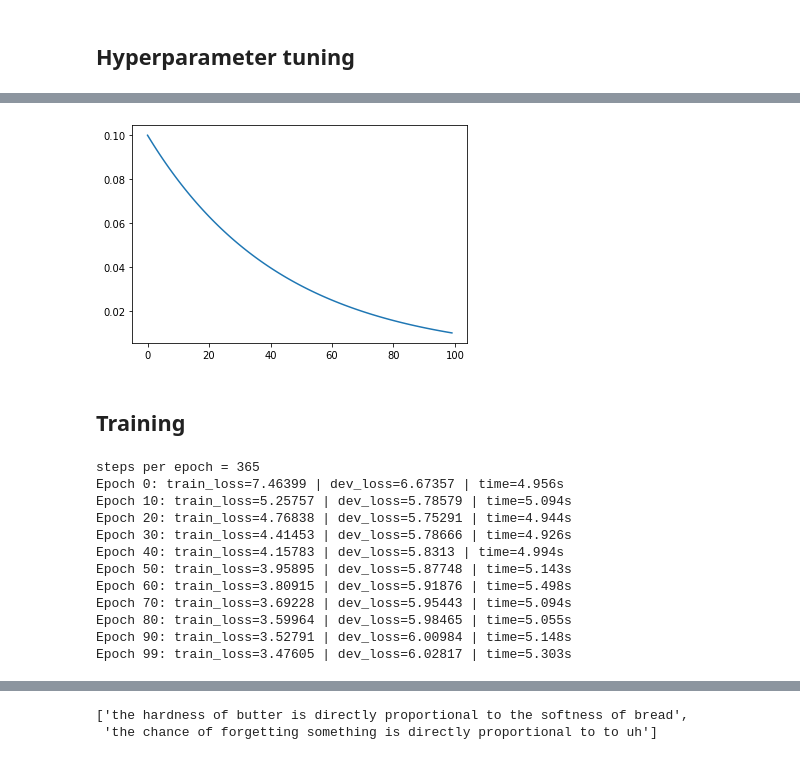
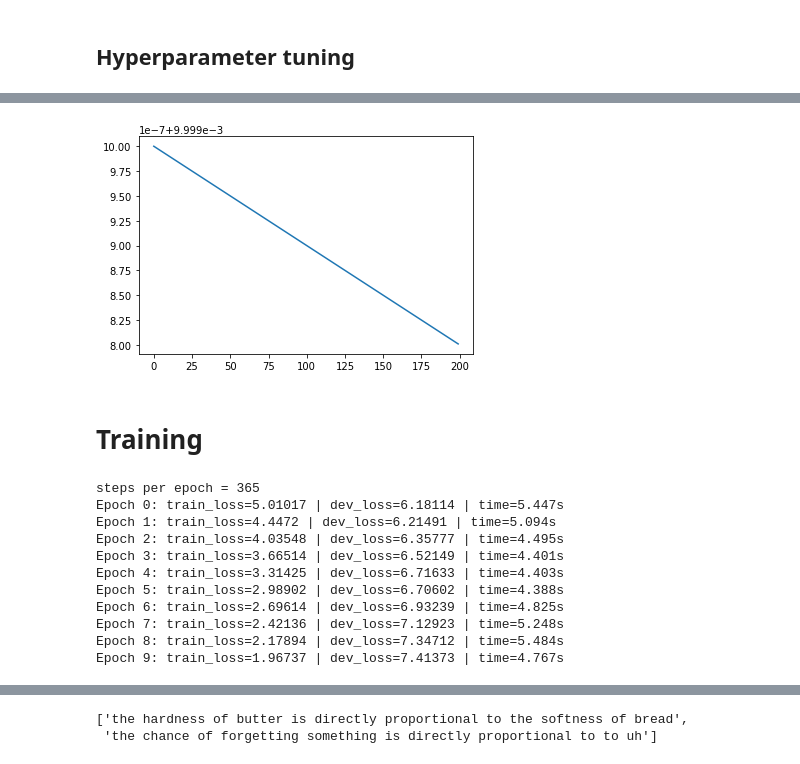
Before and after one commit to hans-elliott99/python-ml, a Jupyter notebook: makemore/jokes/mlp_jokes.ipynb, the cells around one changed output, grey strips where cells are left out. Cells and saved outputs as stored; diff of their text form; code cells hidden in the pictures.

```diff
--- a/makemore/jokes/mlp_jokes.ipynb
+++ b/makemore/jokes/mlp_jokes.ipynb
@@ -270,20 +270,28 @@ plt.show()
-# %%
-# LR schedule
-lr = 0.1
-decay = 0.1
-epochs = 100
-lr_decay = []
-for ep in range(epochs):
-    lr_new = lr * decay ** (ep / epochs)
-    lr_decay.append(lr_new)
-
-
-plt.plot(lr_decay)
-plt.show()
-# %% [output]
-[figure, removed]
+# %%
+# LR schedule
+"""
+For training the neural networks, the initial learning rate was set to εo = 10e-3 (after a few trials
+with a tiny data set), and gradually decreased according to the following schedule: εt = εo / 1+rt where t
+represents the number of parameter updates done and r is a decrease factor that was heuristically
+chosen to be r = 10e-8.
+ - Bengio 1147
+"""
+lr = 10e-3
+decay = 10e-8
+epochs = 200
+lr_decay = []
+for ep in range(epochs):
+    #lr_new = lr * decay ** (ep / epochs) ##exponential decay
+    lr_new = lr / (1 + decay*ep) ##Bengio decay (linear)
+    lr_decay.append(lr_new)
+
+
+plt.plot(lr_decay)
+plt.show()
+# %% [output]
+[figure, added]
 # %% [markdown]
-## Training
+# Training
 # %%
 # Initialzie lists to store metrics
 losses, val_losses = [],[]
@@ -296,7 +304,7 @@ print(f"steps per epoch = {Xtr.shape[0] // batch_size}")
 for ep in range(epochs):
     # minibatching
     ## batch_ix = torch.randint(0, Xtr.shape[0], (batch_size, )) ##n_samples randints between 0 and length of data
-    permutation = torch.randperm(Xtr.shape[0])
+    permutation = torch.randperm(Xtr.shape[0])  ##permutate randomly through ALL training data
     batch_losses = []
 
     strt = time.time()
@@ -308,12 +316,12 @@ for ep in range(epochs):
         batch_losses.append(loss.item())
 
         # backward pass + update
-        lr = 0.1 #lrs[k]
-        decay = 0.1 #set to 1 for no decay
-        ## exponential decay
-        lr_now = lr * decay ** (ep / epochs)
+        lr0 = 10e-3 #lrs[k]
+        decay = 10e-8 #set to 1 for no decay
+        ## linear decay
+        lr_new = lr0 / (1 + decay*ep)
 
-        model.backprop_update(lr=lr_now)
+        model.backprop_update(lr=lr_new)
     stp = time.time()
 
     # validation eval - at end of epoch
@@ -333,17 +341,16 @@ for ep in range(epochs):
         print(f"time={round(stp-strt, 3)}s")
 # %% [output]
 steps per epoch = 365
-Epoch 0: train_loss=7.46399 | dev_loss=6.67357 | time=4.956s
-Epoch 10: train_loss=5.25757 | dev_loss=5.78579 | time=5.094s
-Epoch 20: train_loss=4.76838 | dev_loss=5.75291 | time=4.944s
-Epoch 30: train_loss=4.41453 | dev_loss=5.78666 | time=4.926s
-Epoch 40: train_loss=4.15783 | dev_loss=5.8313 | time=4.994s
-Epoch 50: train_loss=3.95895 | dev_loss=5.87748 | time=5.143s
-Epoch 60: train_loss=3.80915 | dev_loss=5.91876 | time=5.498s
-Epoch 70: train_loss=3.69228 | dev_loss=5.95443 | time=5.094s
-Epoch 80: train_loss=3.59964 | dev_loss=5.98465 | time=5.055s
-Epoch 90: train_loss=3.52791 | dev_loss=6.00984 | time=5.148s
-Epoch 99: train_loss=3.47605 | dev_loss=6.02817 | time=5.303s
+Epoch 0: train_loss=5.01017 | dev_loss=6.18114 | time=5.447s
+Epoch 1: train_loss=4.4472 | dev_loss=6.21491 | time=5.094s
+Epoch 2: train_loss=4.03548 | dev_loss=6.35777 | time=4.495s
+Epoch 3: train_loss=3.66514 | dev_loss=6.52149 | time=4.401s
+Epoch 4: train_loss=3.31425 | dev_loss=6.71633 | time=4.403s
+Epoch 5: train_loss=2.98902 | dev_loss=6.70602 | time=4.388s
+Epoch 6: train_loss=2.69614 | dev_loss=6.93239 | time=4.825s
+Epoch 7: train_loss=2.42136 | dev_loss=7.12923 | time=5.248s
+Epoch 8: train_loss=2.17894 | dev_loss=7.34712 | time=5.484s
+Epoch 9: train_loss=1.96737 | dev_loss=7.41373 | time=4.767s
 # %%
 # Evaluate on full training data (not batched)
 with torch.no_grad():
```
Also changed, not shown: parts of 10 cells of this notebook, 1 other file.
